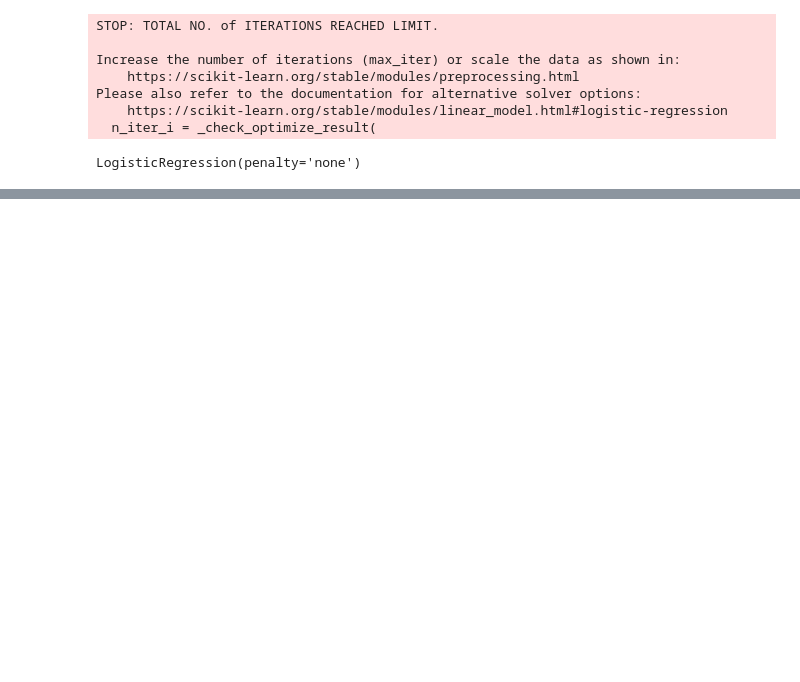
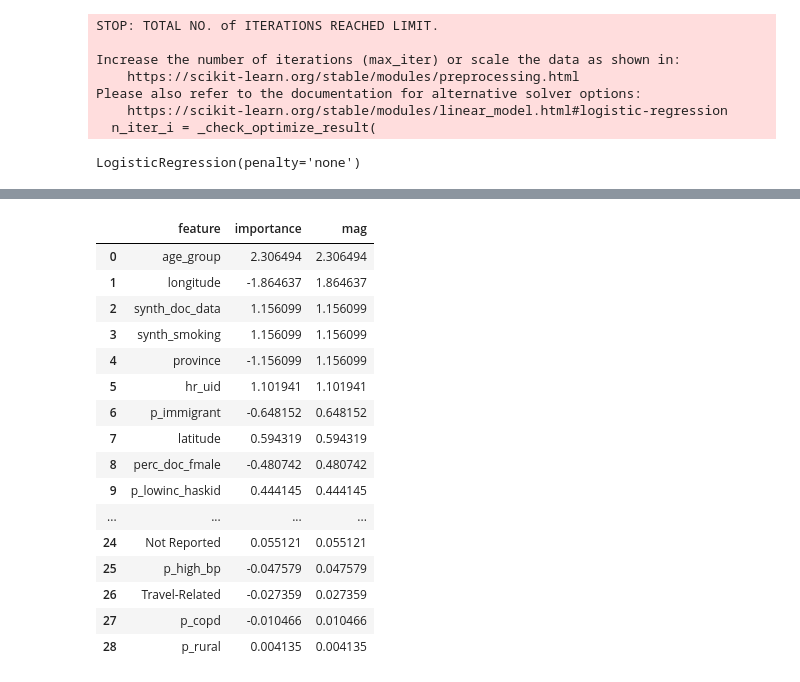
Before and after one commit to DrDeadKnee/model_generalization_demo, a Jupyter notebook: model_training.ipynb, the cells around one changed output, grey strips where cells are left out. Cells and saved outputs as stored; diff of their text form; code cells hidden in the pictures; blank space fills up the shorter version.

```diff
--- a/model_training.ipynb
+++ b/model_training.ipynb
@@ -253,0 +347,6 @@ m_x.score
+# %%
+X = normalize(X)
+testX = normalize(testX)
+m_w = LogisticRegression(penalty='none', class_weight=weights)
+m_w.fit(X, y)
+evaluate(m_w, testX, testy)
@@ -253,0 +365,20 @@ m_x.score
+# %%
+show_features(m_w, testX)
+# %% [output]
+|  | feature | importance | mag |
+| 0 | age_group | 2.306494 | 2.306494 |
+| 1 | longitude | -1.864637 | 1.864637 |
+| 2 | synth_doc_data | 1.156099 | 1.156099 |
+| 3 | synth_smoking | 1.156099 | 1.156099 |
+| 4 | province | -1.156099 | 1.156099 |
+| 5 | hr_uid | 1.101941 | 1.101941 |
+| 6 | p_immigrant | -0.648152 | 0.648152 |
+| 7 | latitude | 0.594319 | 0.594319 |
+| 8 | perc_doc_fmale | -0.480742 | 0.480742 |
+| 9 | p_lowinc_haskid | 0.444145 | 0.444145 |
+| ... | ... | ... | ... |
+| 24 | Not Reported | 0.055121 | 0.055121 |
+| 25 | p_high_bp | -0.047579 | 0.047579 |
+| 26 | Travel-Related | -0.027359 | 0.027359 |
+| 27 | p_copd | -0.010466 | 0.010466 |
+| 28 | p_rural | 0.004135 | 0.004135 |
```
Also changed, not shown: parts of 17 cells of this notebook.
